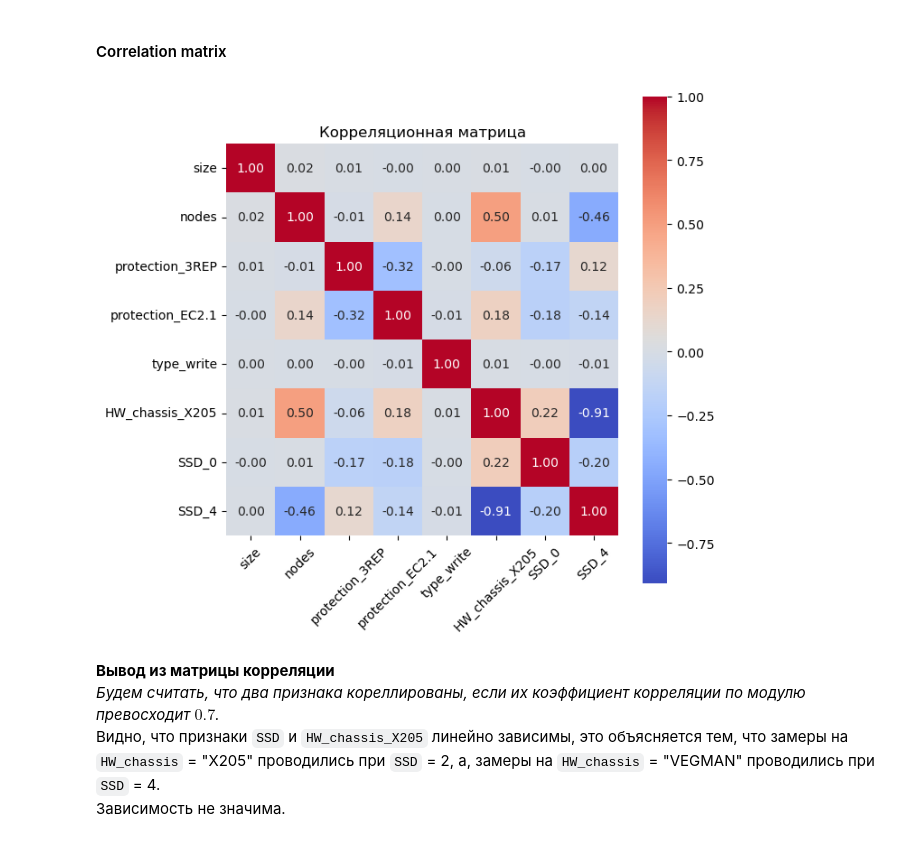
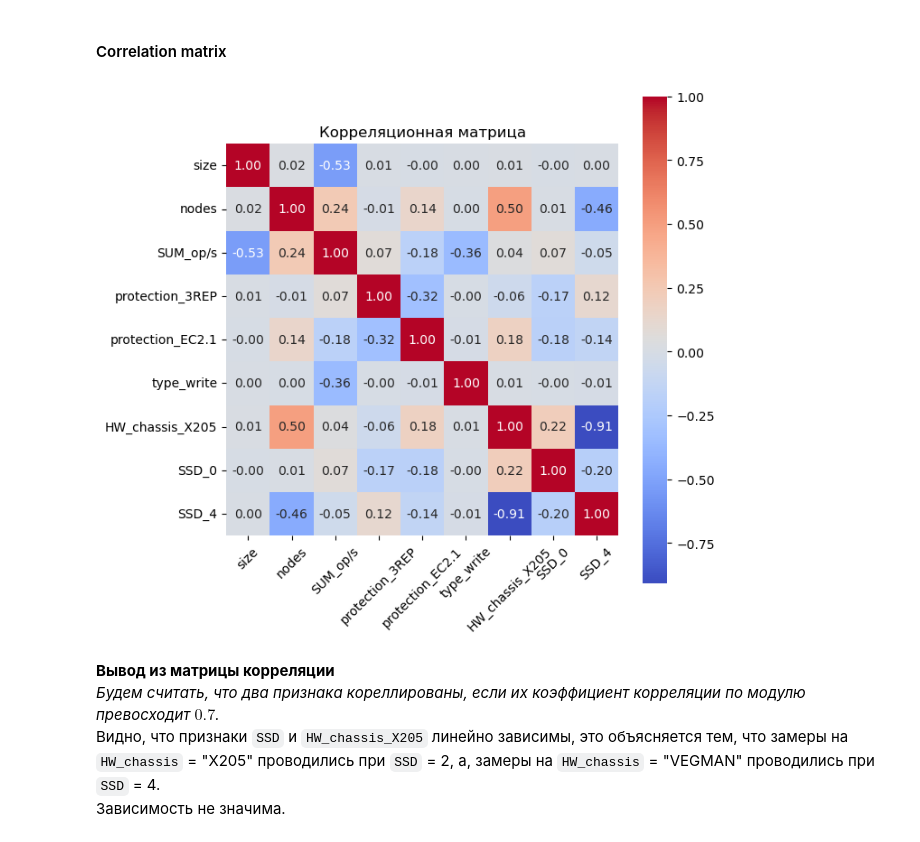
Before and after one commit to Sziringowski/SDS-modelling, a Jupyter notebook: Main.ipynb, the cells around one changed output. Cells and saved outputs as stored; diff of their text form; code cells hidden in the pictures.

```diff
--- a/Main.ipynb
+++ b/Main.ipynb
@@ -297,0 +427,8 @@ df.to_excel('output.xlsx', index=False, header=True)
+# %%
+df_operational = df_out
+header = list(doc.keys()) + ["SUM_op/s"]
+indexes_temp = np.linspace(0, len(all_options_w_ops)-1, len(all_options_w_ops), dtype=int)
+doc_df = pd.DataFrame(all_options_w_ops, columns=header, index=indexes_temp)
+df_operational = pd.concat([df_operational, doc_df])
+print(df_operational.columns)
+df_operational = pd.get_dummies(df_operational, columns=cat_params, prefix=cat_params)
@@ -298,12 +440,16 @@ df.to_excel('output.xlsx', index=False, header=True)
 # %%
-def features_transformation(Data: dict, doc = doc) -> pd.DataFrame:  # CHECK CODE AFTER EVERY UPDATE!
-    X = np.array([list(list(key)[1]) + [Data[key]['SUM_op/s']] for key in list(Data.keys())])
-    Y = all_options_w_ops # massive of all posible key values, target values = 0
-    X = np.vstack((X, Y))
-    header = list(doc.keys()); header.append('SUM_op/s')
-    X_OHE_DF = pd.get_dummies(pd.DataFrame(X, columns = header), columns = cat_params, prefix = cat_params)  # cat params
-    X_OHE_DF['size'] = X_OHE_DF['size'].astype(float)
-    X_OHE_DF['nodes'] = X_OHE_DF['nodes'].astype(int)
-    X_OHE_DF['SUM_op/s'] = X_OHE_DF['SUM_op/s'].astype(float)
-    X_OHE_DF = X_OHE_DF.replace({True: 1, False: 0}).infer_objects(copy=False)
-    return (X_OHE_DF.drop(['protection_2REP', 'type_read', 'HW_chassis_VEGMAN', 'SSD_2'], axis=1, inplace=False)).head(len(Data))  # drop collinear columns - CAN CHANGES
+def features_transformation(df_out: pd.DataFrame, doc = doc) -> pd.DataFrame:  # CHECK CODE AFTER EVERY UPDATE!
+    header = list(doc.keys()) + ["SUM_op/s"]
+    df_operational = df_out[header]
+    indexes_temp = np.linspace(0, len(all_options_w_ops)-1, len(all_options_w_ops), dtype=int)
+    doc_df = pd.DataFrame(all_options_w_ops, columns=header, index=indexes_temp)
+    df_operational = pd.concat([df_operational, doc_df])
+    # define types
+    df_operational["size"] = df_operational["size"].astype(int)
+    df_operational["nodes"] = df_operational["nodes"].astype(int)
+    df_operational["SSD"] = df_operational["SSD"].astype(int)
+
+    df_operational = pd.get_dummies(df_operational, columns=cat_params, prefix=cat_params)
+    df_operational = df_operational.drop(indexes_temp)
+    df_operational = df_operational.replace({True: 1, False: 0}).infer_objects(copy=False)
+    return df_operational.drop(['protection_2REP', 'type_read', 'HW_chassis_VEGMAN', 'SSD_2'], axis=1, inplace=False)  # drop collinear columns
@@ -330,0 +456,2 @@ print(df)  # debug
+# %%
+df = features_transformation(df_out)
@@ -430,15 +558,15 @@ sns.reset_orig()
 # %% [markdown]
 #### Correlation matrix
 # %%
-correlation_matrix = df_features.corr()
+correlation_matrix = df.corr()
 plt.figure(figsize=(7, 7))
 hmap = sns.heatmap(correlation_matrix, annot=True, fmt='.2f', cmap='coolwarm', square=True)
 hmap.set_xticklabels(hmap.get_xmajorticklabels(), rotation=45)
 plt.title('Корреляционная матрица')
 plt.show()
 sns.reset_orig()
 # %% [output]
-[figure, old version]
+[figure, new version]
 # %% [markdown]
 **Вывод из матрицы корреляции**
 *Будем считать, что два признака кореллированы, если их коэффициент корреляции по модулю превосходит $0.7$.*
```
Also changed, not shown: parts of 13 cells of this notebook, 3 other files.
